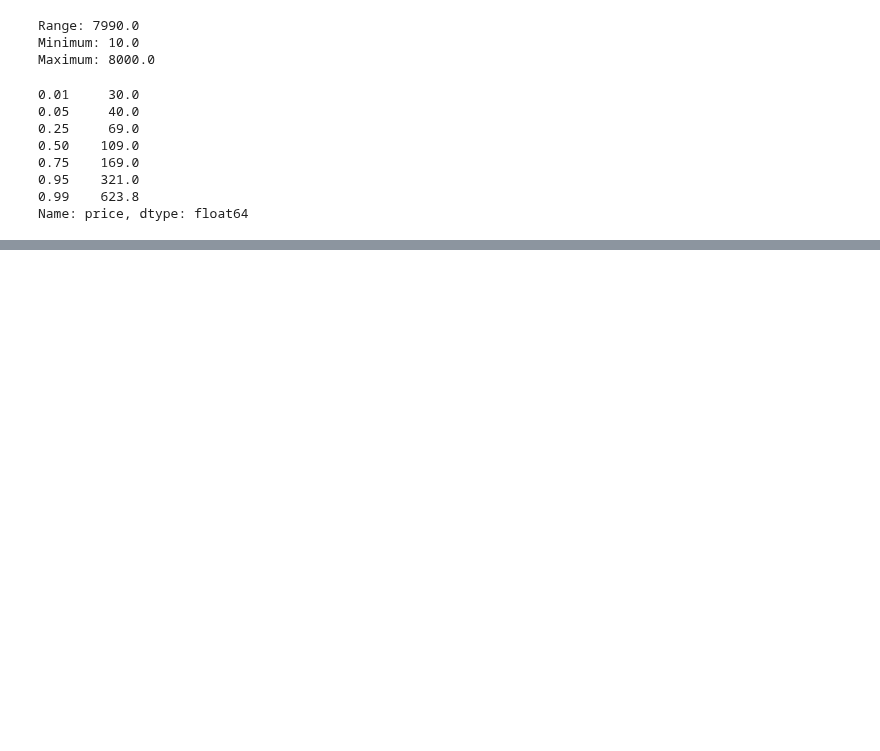
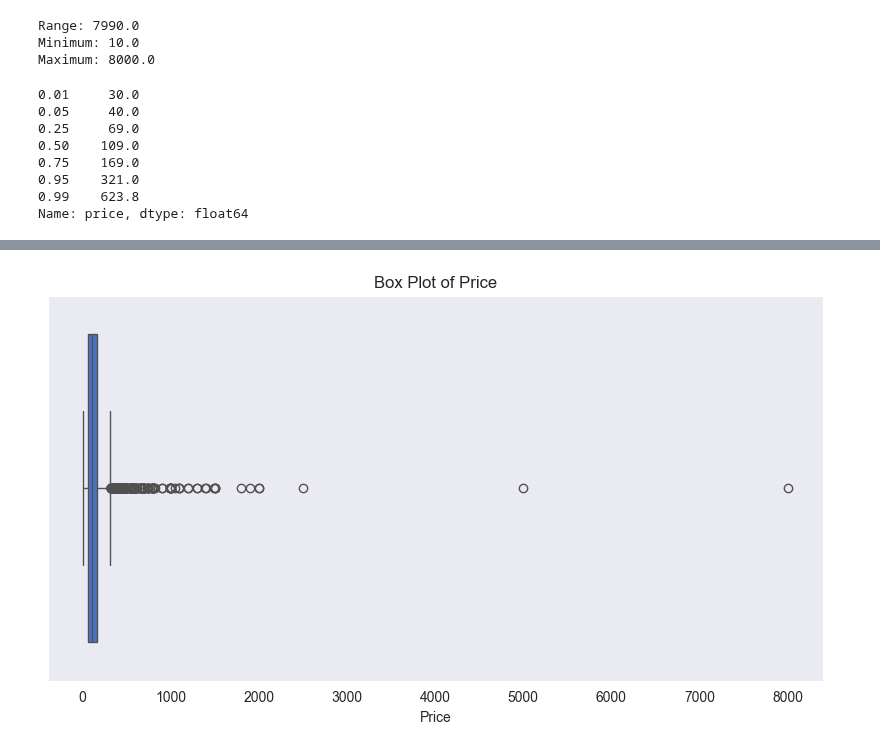
Before and after one commit to Fury3333/UnivariateAnalysis, a Jupyter notebook: Kopia_notatnika_Cleaning_Data_in_Python_live_session.ipynb, the cells around one changed output, grey strips where cells are left out. Cells and saved outputs as stored; diff of their text form; code cells hidden in the pictures; blank space fills up the shorter version.

```diff
--- a/Kopia_notatnika_Cleaning_Data_in_Python_live_session.ipynb
+++ b/Kopia_notatnika_Cleaning_Data_in_Python_live_session.ipynb
@@ -1002,0 +1050,9 @@ Name: price, dtype: float64
+# %%
+# Box plot for price
+plt.figure(figsize=(10, 5))
+sns.boxplot(data=airbnb, x="price")
+plt.title("Box Plot of Price")
+plt.xlabel("Price")
+plt.show()
+# %% [output]
+[figure, added]
```
Also changed, not shown: parts of 6 cells of this notebook.
